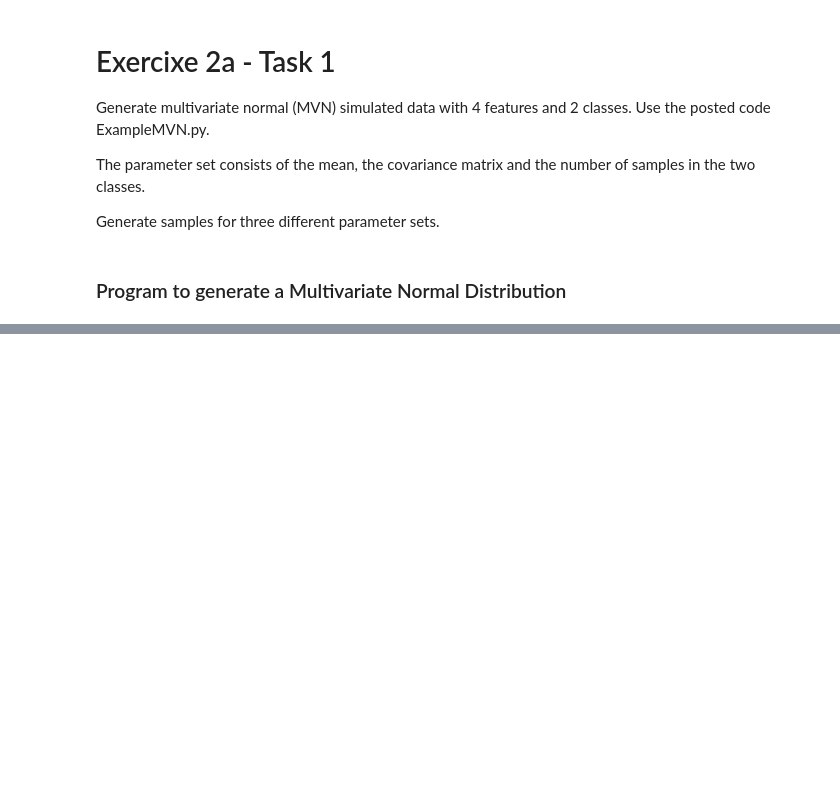
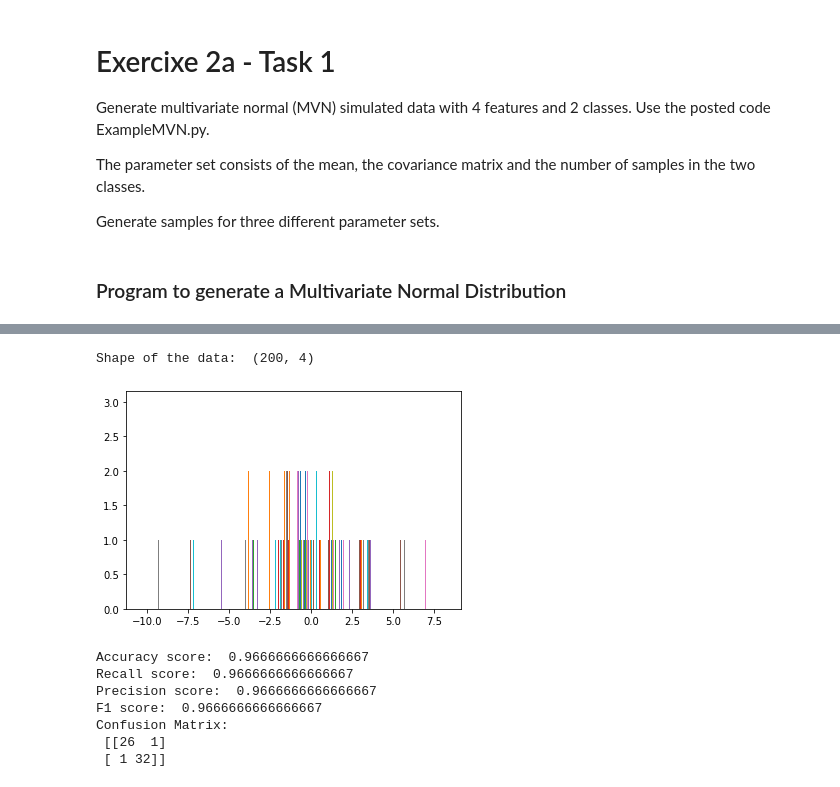
Before and after one commit to lcipolina/ML_Fundamentals, a Jupyter notebook: Exersise_2a_task1.ipynb, the cells around one changed output, grey strips where cells are left out. Drawn from its saved outputs; the diff is of its cells as text; code cells hidden in the pictures; blank space fills up the shorter version.

```diff
--- a/Exersise_2a_task1.ipynb
+++ b/Exersise_2a_task1.ipynb
@@ -106,0 +107,42 @@ plt.show()
+# %%
+from sklearn.model_selection import train_test_split
+from sklearn.metrics import accuracy_score
+from sklearn.metrics import recall_score
+from sklearn.metrics import precision_score
+from sklearn.metrics import f1_score
+from sklearn.metrics import confusion_matrix
+from sklearn.naive_bayes import GaussianNB
+
+print('Shape of the data: ',dfM.shape)
+dfM.head()
+
+
+
+# plotting histogram
+plt.hist(dfM.iloc[:,:-1])
+plt.show()
+
+
+
+#  Split the data into train-test set in 70-30 ratio.
+X_train, X_test, y_train, y_test = train_test_split(dfM.iloc[:,:-1].values, dfM.iloc[:,-1:].values, test_size=0.3)
+
+# 3. Implement classification using Naive Bayes’ classifier
+clf = GaussianNB().fit(X_train,y_train)
+y_pred = clf.predict(X_test)
+
+print('Accuracy score: ',accuracy_score(y_test, y_pred))
+print('Recall score: ',recall_score(y_test, y_pred,average='micro'))
+print('Precision score: ',precision_score(y_test, y_pred,average='micro'))
+print('F1 score: ',f1_score(y_test, y_pred,average='micro'))
+print('Confusion Matrix: \n',confusion_matrix(y_test, y_pred))
+# %% [output]
+Shape of the data:  (200, 4)
+[figure, added]
+Accuracy score:  0.9666666666666667
+Recall score:  0.9666666666666667
+Precision score:  0.9666666666666667
+F1 score:  0.9666666666666667
+Confusion Matrix:
+ [[26  1]
+ [ 1 32]]
```
Also changed, not shown: parts of 1 cell of this notebook.
